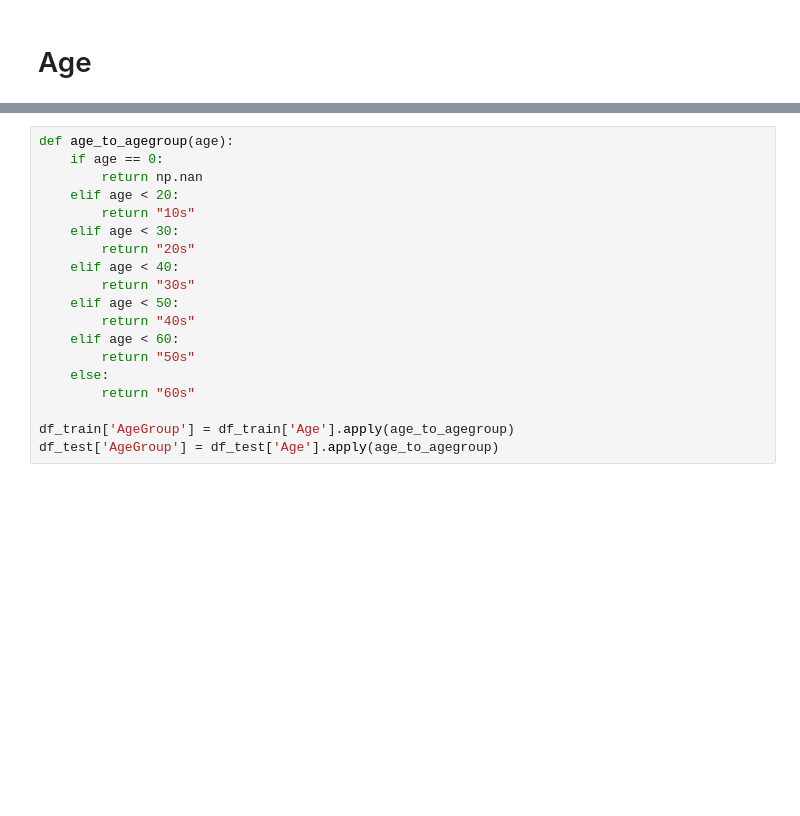
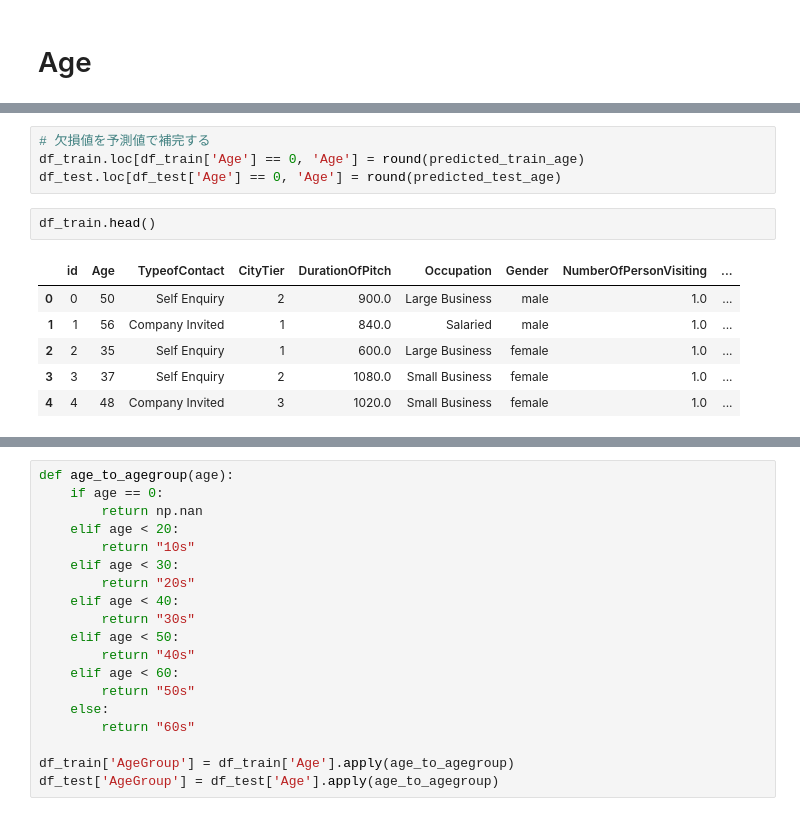
Before and after one commit to RickHub0115/SIGNATE-Summer-Cup-2024, a Jupyter notebook: scr/null/null_survey.ipynb, the cells around one changed output, grey strips where cells are left out. Cells and saved outputs as stored; diff of their text form; blank space fills up the shorter version.

```diff
--- a/scr/null/null_survey.ipynb
+++ b/scr/null/null_survey.ipynb
@@ -139,0 +343,13 @@ int_columns = ['TypeofContact','CityTier','Occupation','Gender','NumberOfPersonV
+# %%
+# 欠損値を予測値で補完する
+df_train.loc[df_train['Age'] == 0, 'Age'] = round(predicted_train_age)
+df_test.loc[df_test['Age'] == 0, 'Age'] = round(predicted_test_age)
+# %%
+df_train.head()
+# %% [output]
+|  | id | Age | TypeofContact | CityTier | DurationOfPitch | Occupation | Gender | NumberOfPersonVisiting | ... |
+| 0 | 0 | 50 | Self Enquiry | 2 | 900.0 | Large Business | male | 1.0 | ... |
+| 1 | 1 | 56 | Company Invited | 1 | 840.0 | Salaried | male | 1.0 | ... |
+| 2 | 2 | 35 | Self Enquiry | 1 | 600.0 | Large Business | female | 1.0 | ... |
+| 3 | 3 | 37 | Self Enquiry | 2 | 1080.0 | Small Business | female | 1.0 | ... |
+| 4 | 4 | 48 | Company Invited | 3 | 1020.0 | Small Business | female | 1.0 | ... |
```
Also changed, not shown: parts of 18 cells of this notebook, 11 other files.
